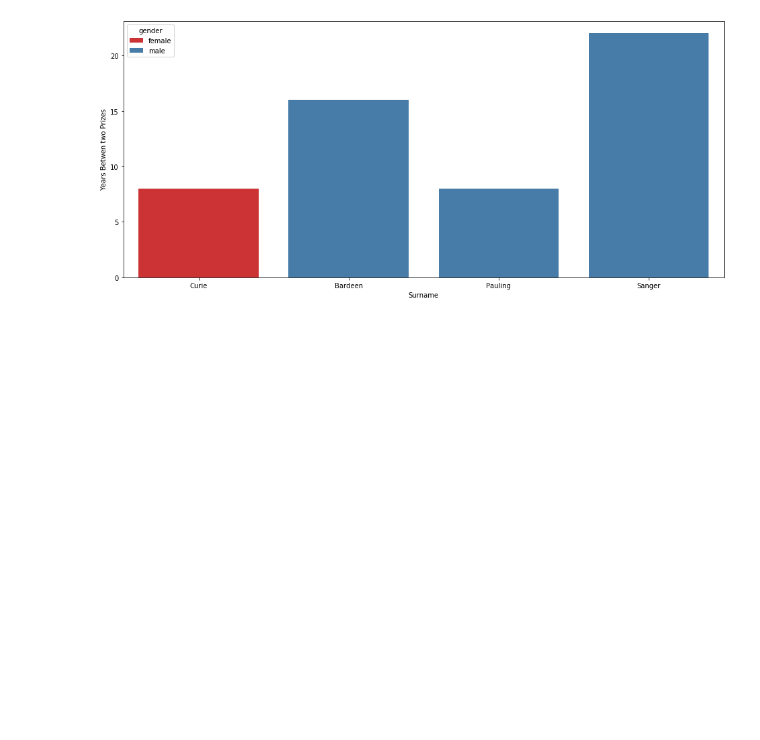
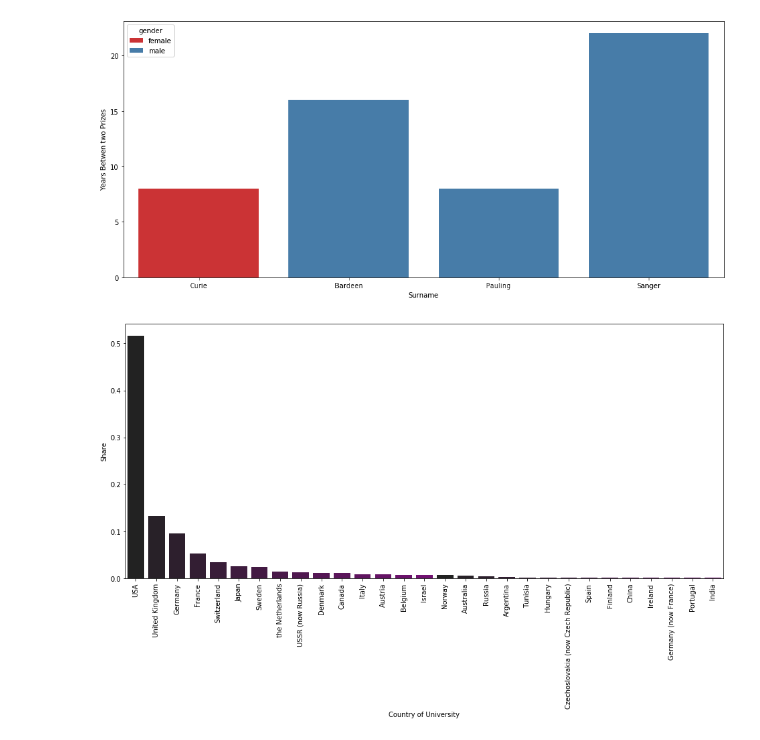
Before and after one commit to SoroushGhaderi/nobel_laureates_data_analysis, a Jupyter notebook: nobel_laureates.ipynb, the cells around one changed output. Cells and saved outputs as stored; diff of their text form; code cells hidden in the pictures; blank space fills up the shorter version.

Commit message:
share of university

```diff
--- a/nobel_laureates.ipynb
+++ b/nobel_laureates.ipynb
@@ -100,3 +100,15 @@ plt.ylabel("Years Betwen two Prizes")
 plt.show()
 # %% [output]
 [figure]
+# %%
+share_of_university_countries = nobel["country_of_university"].value_counts(normalize= True).to_frame()
+# %%
+plt.figure(figsize = (16, 7))
+sns.barplot(x= share_of_university_countries.index, y= "country_of_university", data= share_of_university_countries,
+            palette= sns.dark_palette("purple", 15))
+plt.xticks(rotation= 90)
+plt.xlabel("Country of University")
+plt.ylabel("Share")
+plt.show()
+# %% [output]
+[figure, added]
```
